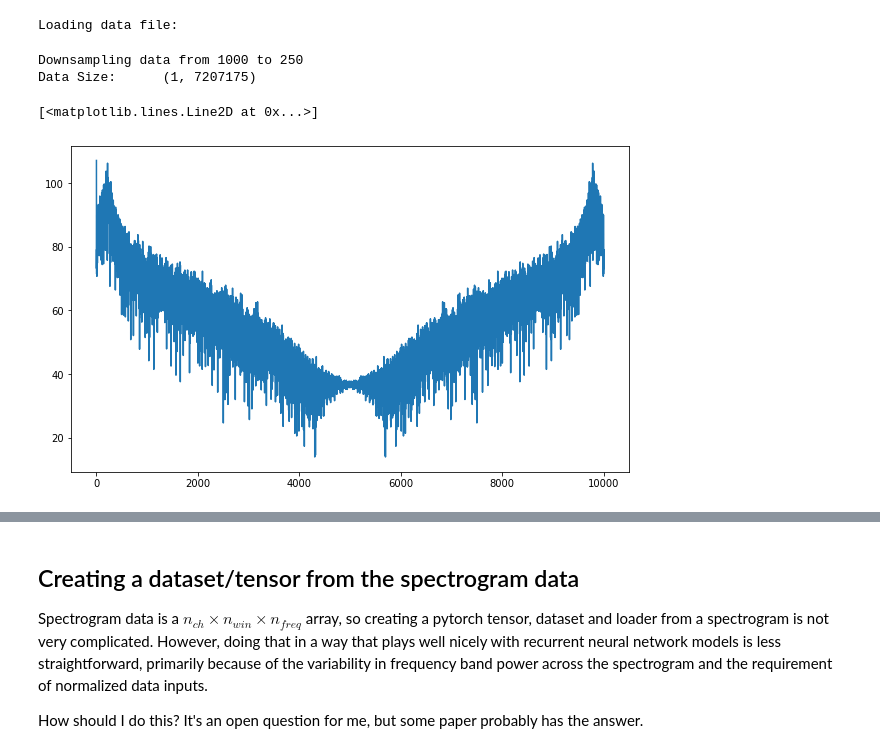
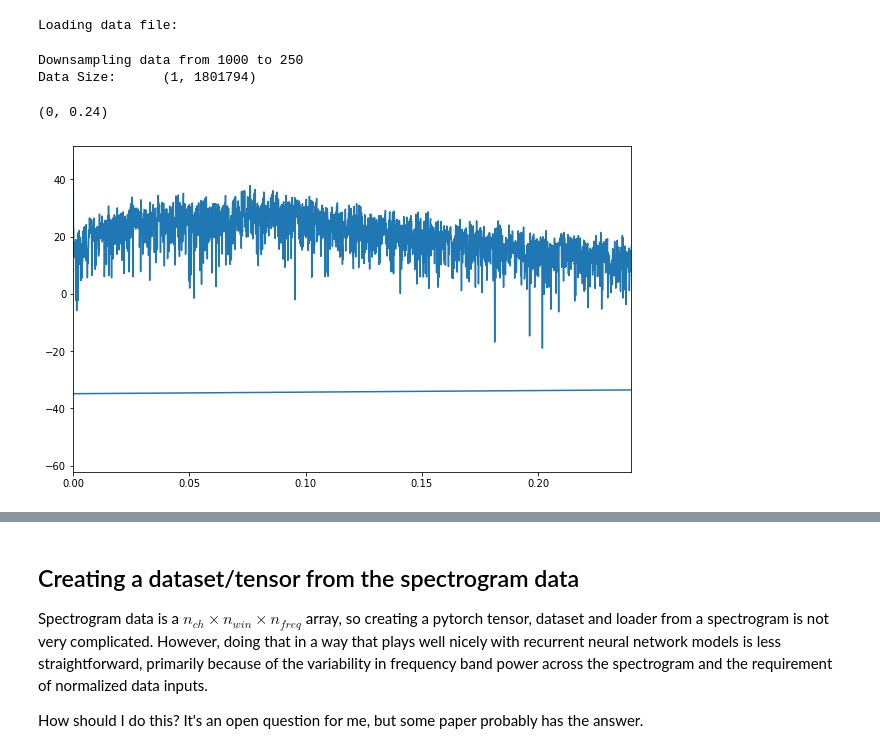
Before and after one commit to m-nolan/ecog_is2s, a Jupyter notebook: notebooks/ECoG_1ch_SG_prediction_range-unnormalized_20200625.ipynb, the cells around one changed output, grey strips where cells are left out. Cells and saved outputs as stored; diff of their text form; code cells hidden in the pictures.

```diff
--- a/notebooks/ECoG_1ch_SG_prediction_range-unnormalized_20200625.ipynb
+++ b/notebooks/ECoG_1ch_SG_prediction_range-unnormalized_20200625.ipynb
@@ -126,7 +130,7 @@ num_ch = data_param['num_ch']
 Loading data file:
 # %%
 # mask data array, remove obvious outliers
-data_in[:,np.logical_or(data_mask["hf"],data_mask["sat"])] = 0.
+# data_in[:,np.logical_or(data_mask["hf"],data_mask["sat"])] = 0.
 
 # downsample data
 srate_down = 250
@@ -135,11 +139,12 @@ srate = srate_in
 # grab local time segment
 total_len_T = T_MINUTES*60
 total_len_n = total_len_T*srate_in
-data_idx = data_in.shape[1]//2 + np.arange(total_len_n)
+# data_idx = data_in.shape[1]//2 + np.arange(total_len_n)
 print('Downsampling data from {0} to {1}'.format(srate_in,srate_down))
 ### note: this breaks mask indexing, if you plan to do that later.
-# data_in = np.float32(sp.signal.decimate(data_in[:N_CH_USE,:],srate_in//srate_down,axis=-1))
+data_in = np.float32(sp.signal.decimate(data_in[:N_CH_USE,:],srate_in//srate_down,axis=-1))
 data_in = np.float32(data_in[:N_CH_USE,:])
+data_in = data_in*1e-3 # convert to mV
 print('Data Size:\t{}\n'.format(data_in.shape))
 
 # # filter dead channels
@@ -155,10 +160,11 @@ print('Data Size:\t{}\n'.format(data_in.shape))
 # print('Ch. kept:\t{}\n'.format(ch_list))
 # %% [output]
 Downsampling data from 1000 to 250
-Data Size:      (1, 7207175)
+Data Size:      (1, 1801794)
 # %%
 f,ax = plt.subplots(1,1,figsize=(10,6))
-ax.plot(20*np.log10(np.abs(np.fft.fft(data_in[0,:10*srate_in]))))
+ax.plot(np.fft.fftfreq(10*srate_in),20*np.log10(np.abs(np.fft.fft(data_in[0,:10*srate_in]))))
+ax.set_xlim(0,0.5*120/srate_down)
 # %% [output]
-[<matplotlib.lines.Line2D at 0x...>]
+(0, 0.24)
-[figure, old version]
+[figure, new version]
```
Also changed, not shown: parts of 26 cells of this notebook.
